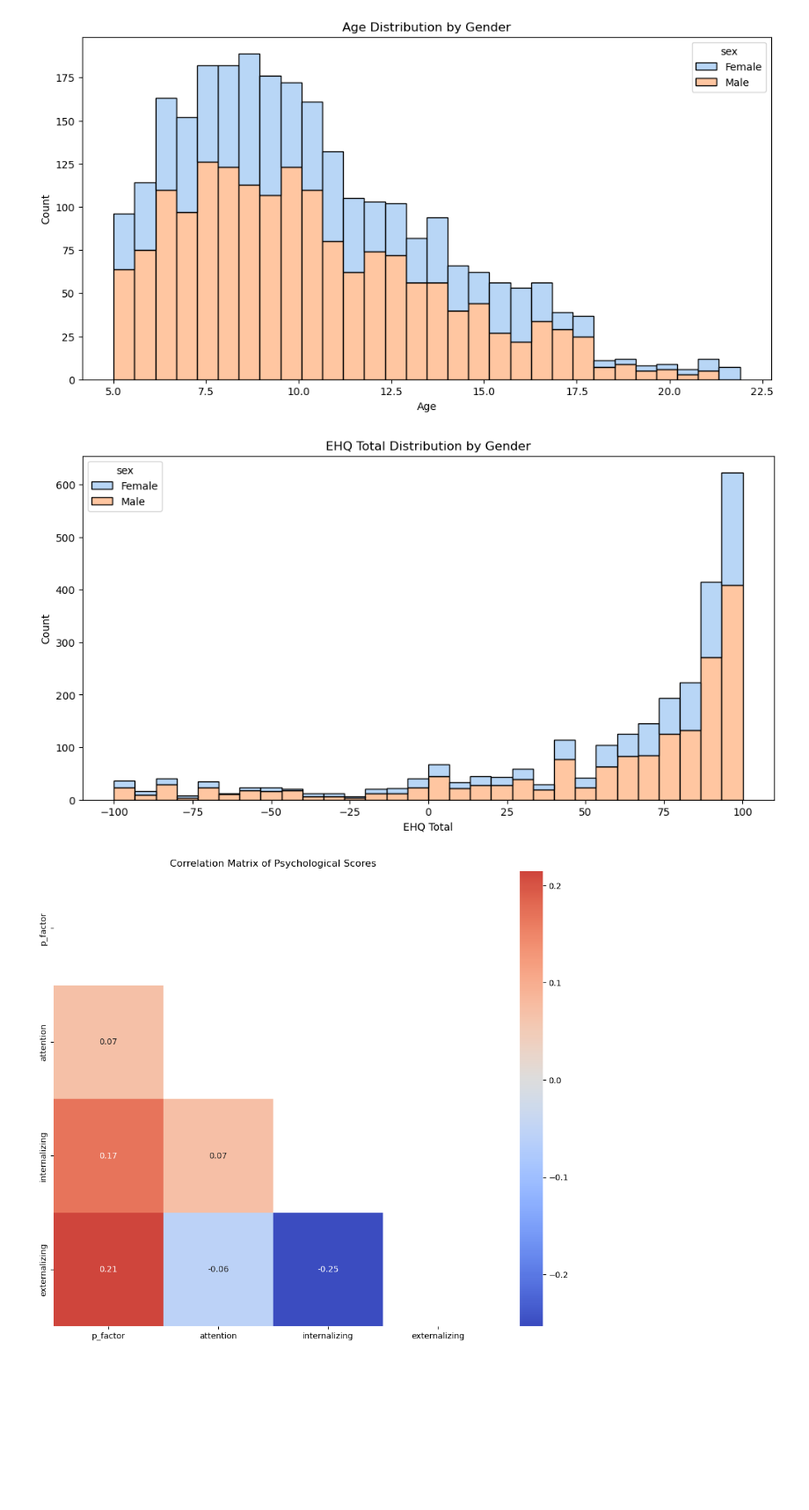
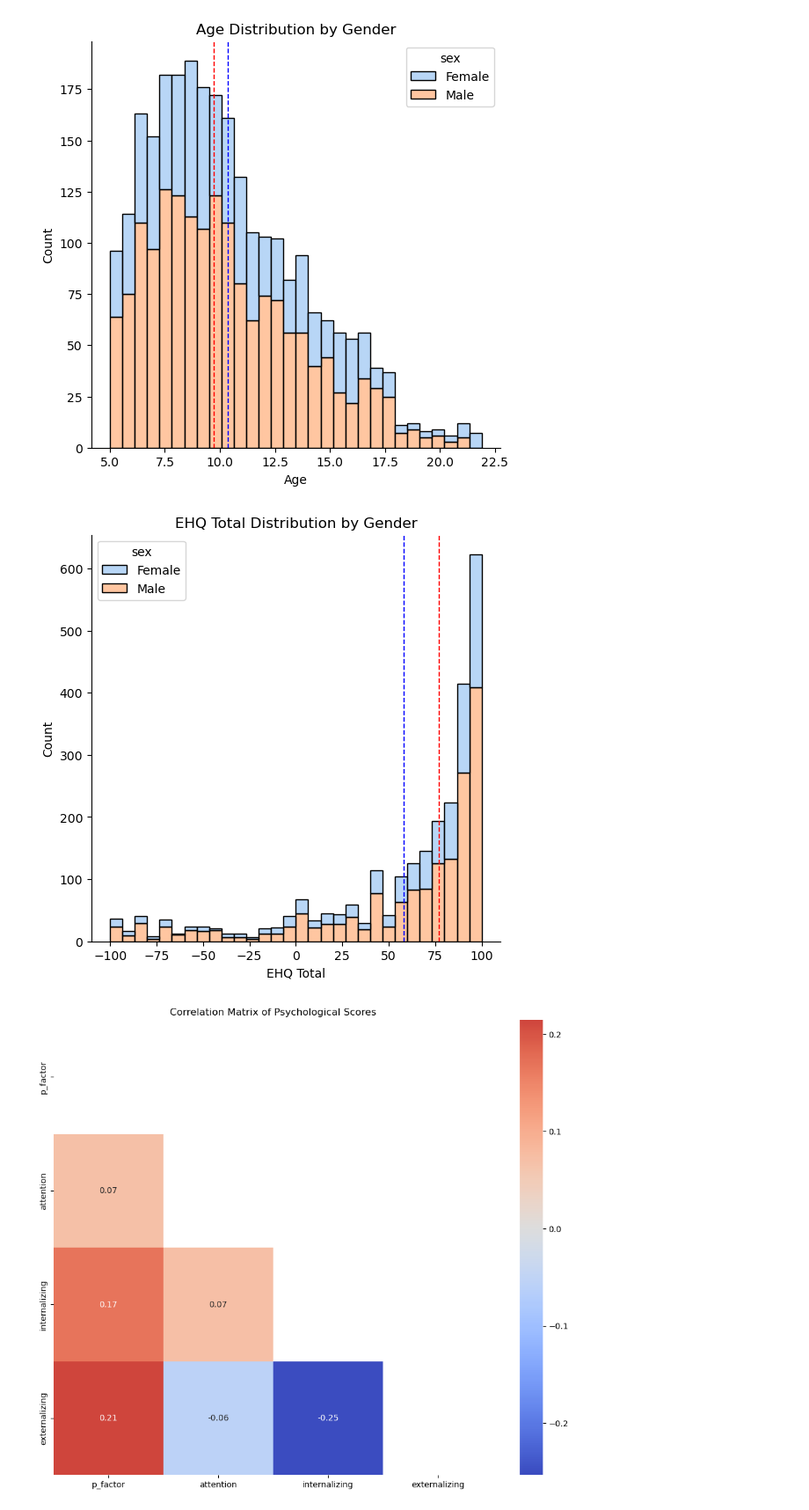
Before and after one commit to neuromechanist/HBN_BIDS_analysis, a Jupyter notebook: demographic.ipynb, the cells around one changed output. Shown at 88% size. Cells and saved outputs as stored; diff of their text form; code cells hidden in the pictures; blank space fills up the shorter version.

Commit message:
Add median and mean to histograms

```diff
--- a/demographic.ipynb
+++ b/demographic.ipynb
@@ -13,28 +13,38 @@ demographic_data = pd.read_csv('funcs/tsv/master_participants_list.tsv', sep='\t
 demographic_data['sex'] = demographic_data['sex'].map({'M': 'Male', 'F': 'Female'})
 # %%
 # Create a histogram with 'age' on the x-axis and 'sex' as hue
-plt.figure(figsize=(12, 6))
+plt.figure(figsize=(6, 6))
 sns.histplot(data=demographic_data, x='age', hue='sex', multiple='stack',bins=30, palette='pastel')
+# plot mean and median age
+plt.axvline(demographic_data['age'].mean(), color='blue', linestyle='dashed', linewidth=1)
+plt.axvline(demographic_data['age'].median(), color='red', linestyle='dashed', linewidth=1)
+
 plt.title('Age Distribution by Gender')
 plt.xlabel('Age')
 plt.ylabel('Count')
+sns.despine()
 # save the plot as pdf
 # plt.savefig('funcs/age_distribution.pdf')
 plt.show()
 # %% [output]
-[figure, old version]
+[figure, new version]
 # %%
 # Add histogram for ehq_total with gender as hue
-plt.figure(figsize=(12, 6))
+plt.figure(figsize=(6, 6))
 sns.histplot(data=demographic_data, x='ehq_total', hue='sex', multiple='stack',bins=30, palette='pastel')
+# plot mean and median ehq_total
+plt.axvline(demographic_data['ehq_total'].mean(), color='blue', linestyle='dashed', linewidth=1)
+plt.axvline(demographic_data['ehq_total'].median(), color='red', linestyle='dashed', linewidth=1)
+
 plt.title('EHQ Total Distribution by Gender')
 plt.xlabel('EHQ Total')
 plt.ylabel('Count')
+sns.despine()
 # save the plot as pdf
 # plt.savefig('funcs/ehq_total_distribution.pdf')
 plt.show()
 # %% [output]
-[figure, old version]
+[figure, new version]
 # %%
 # Select relevant columns
 selected_data = demographic_data[['p_factor', 'attention', 'internalizing', 'externalizing']]
```
